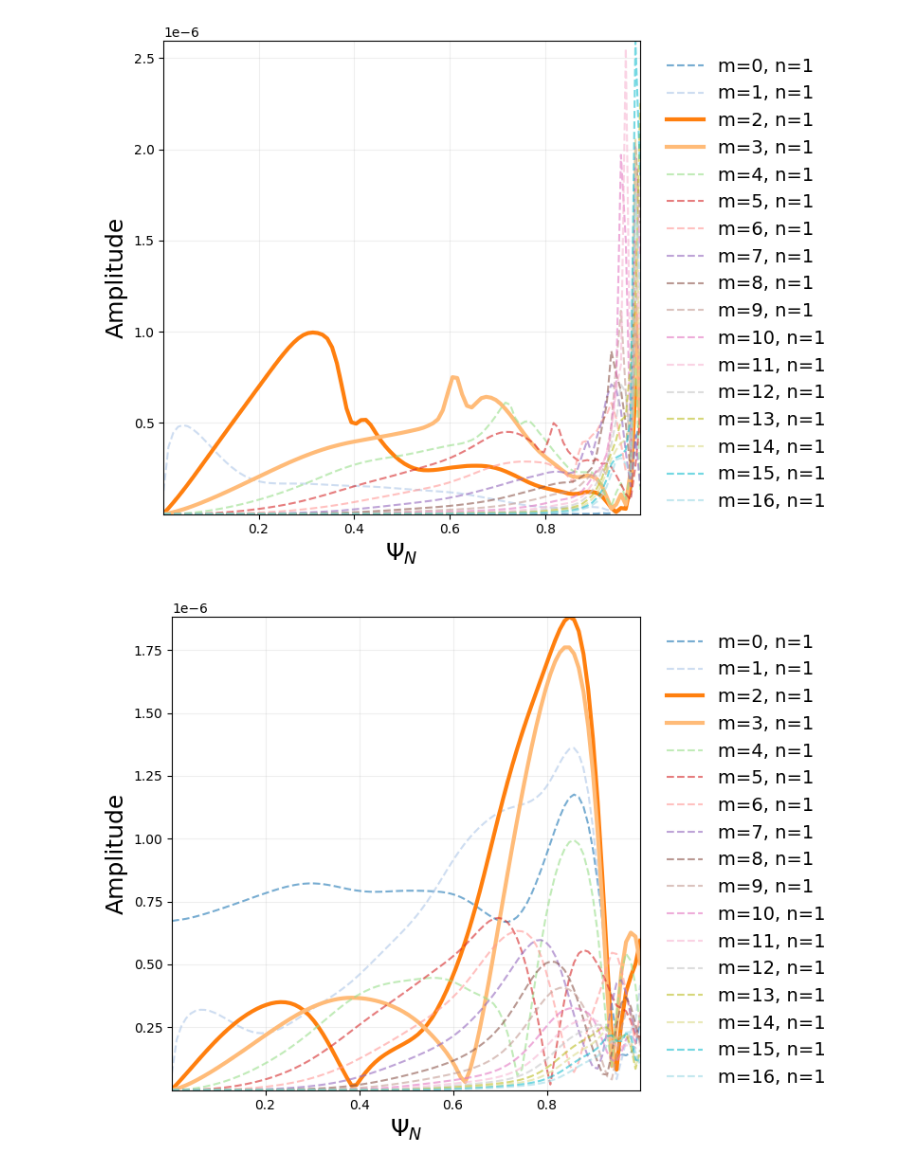
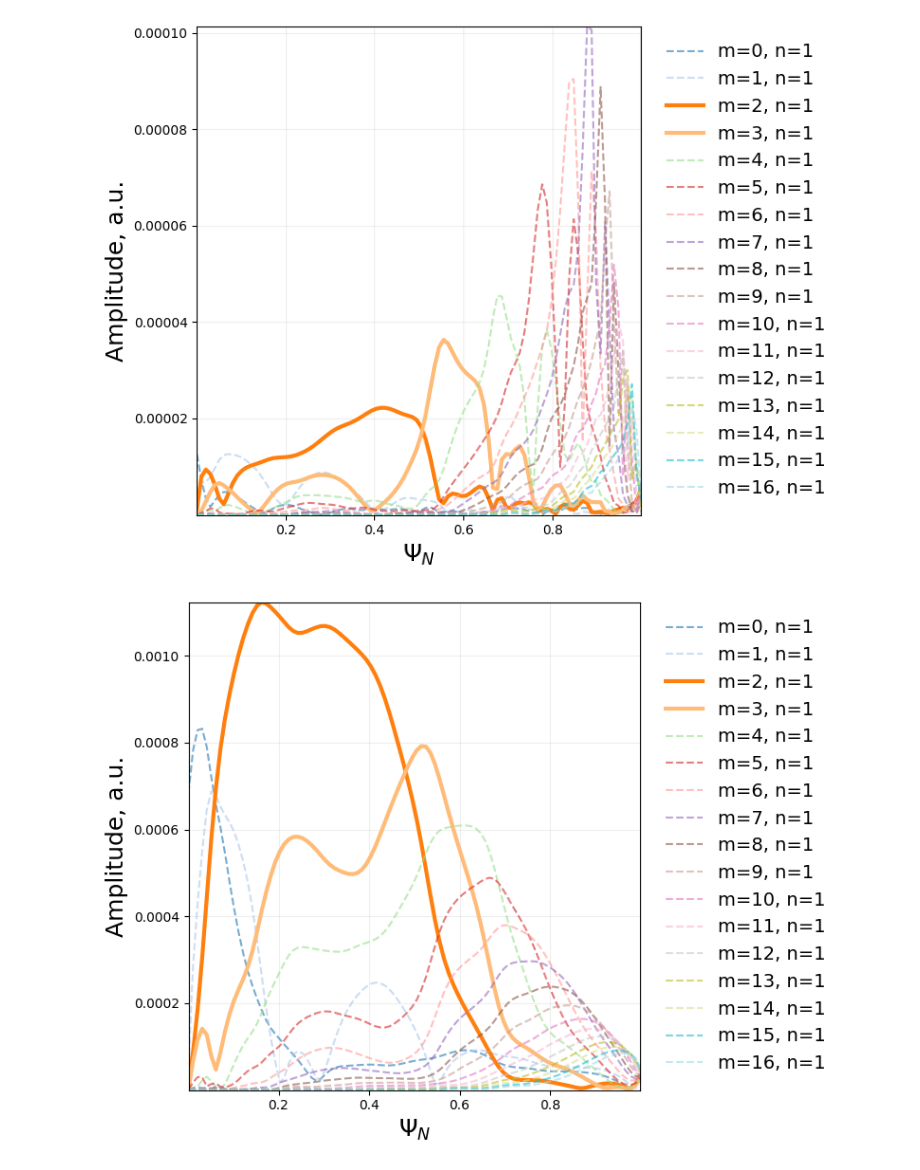
Before and after one commit to A11en-Cheng/JOREK_postproc, a Jupyter notebook: redundent/plot_fourier.ipynb, the cells around one changed output. Cells and saved outputs as stored; diff of their text form; code cells hidden in the pictures.

```diff
--- a/redundent/plot_fourier.ipynb
+++ b/redundent/plot_fourier.ipynb
@@ -64,7 +64,7 @@ def plot_data(data_blocks,n_tht,n_num,name,enph_m_mode=None,save_path=None):
     # 添加图例和标签
     plt.legend(frameon=False, bbox_to_anchor=(1.02, 1), loc='upper left', fontsize=14)
     plt.xlabel(fr'$\Psi_N$', fontsize=18)
-    plt.ylabel(fr'Amplitude', fontsize=18)
+    plt.ylabel(fr'Amplitude, a.u.', fontsize=18)
     #plt.yscale('log')
     #plt.title(name, fontsize=16, pad=20, weight='bold')
     plt.grid(True, alpha=0.2)
@@ -96,11 +96,11 @@ def data_anal(data_blocks,n_tht,n_num):
 
     plot_data(data_blocks,n_tht,n_num,'Strength vs Psi')
 # %%
-filename = os.listdir(r"/home/ac_desktop/syncfiles/fourier/145_2200/diag_fourier/")
+filename = os.listdir(r"/home/ac_desktop/syncfiles/fourier/145_5250/diag_fourier/")
 #filename.sort()
 #filename.sort(key = lambda x: float(x[-4:]), reverse=True)
-filepath = r"/home/ac_desktop/syncfiles/fourier/145_2200/diag_fourier/" #4800 5600 6800
-filepath1 = r"/home/ac_desktop/syncfiles/fourier/145_2200/img/"
+filepath = r"/home/ac_desktop/syncfiles/fourier/145_5250/diag_fourier/" #4800 5600 6800
+filepath1 = r"/home/ac_desktop/syncfiles/fourier/145_5250/img/"
 n_num = 1
 n_tht = 32
 os.makedirs(os.path.join(filepath1,'n_num_' + str(n_num)), exist_ok=True)
@@ -117,2 +117,2 @@ for file in filename:
-[figure, old version]
+[figure, new version]
-[figure, old version]
+[figure, new version]
```
Also changed, not shown: parts of 1 cell of this notebook, 5 other files.
